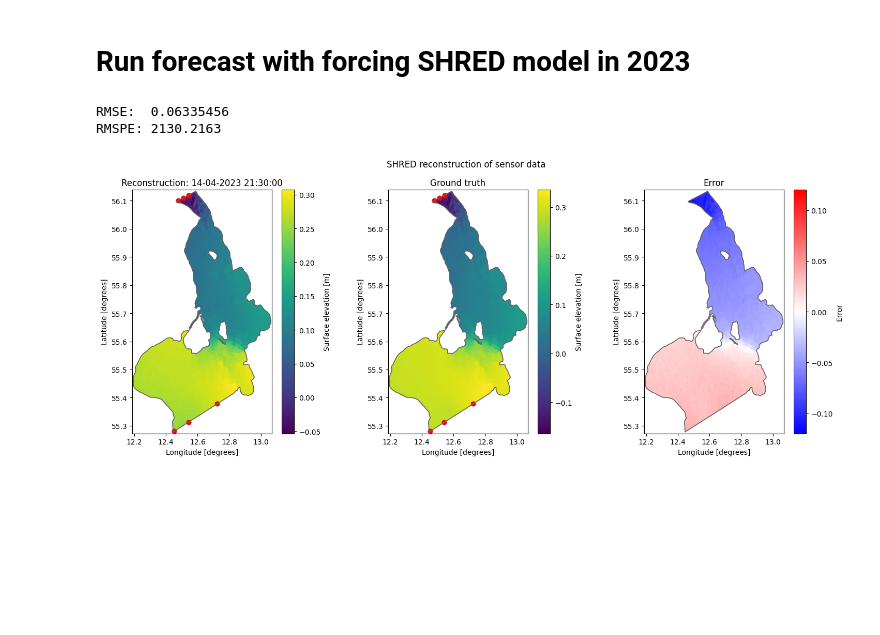
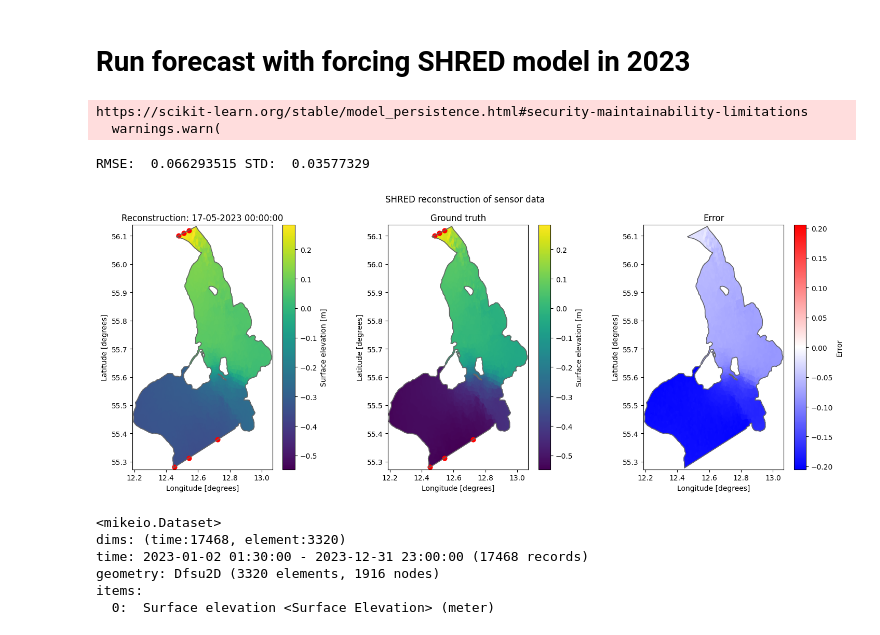
Before and after one commit to FrejaTerpPetersen/pyshred, a Jupyter notebook: Øresund_reconstruction.ipynb, the cells around one changed output. Saved outputs shown, nothing was run; the diff lists cells and outputs as text; code cells hidden in the pictures; blank space fills up the shorter version.

Commit message:
Run plots

```diff
--- a/Øresund_reconstruction.ipynb
+++ b/Øresund_reconstruction.ipynb
@@ -36,7 +36,7 @@ print(f"There are {ds.geometry.x.shape[0]} points in the South boundary")
 There are 13 points in the North boundary
 There are 29 points in the South boundary
 # %%
-ds = mikeio.read("Data/Area.dfsu",time=data_times, items=[0])
+ds = mikeio.read("Data/Area.dfsu",time=data_times)
 # ds.to_dfs("Data/Area_5m.dfsu")
 ds.to_dfs("Data/Area_1y.dfsu")
 load_X = ds[0].to_numpy()
@@ -79,7 +79,7 @@ sensor_locations = np.load('ForecastingResults/sensor_locations.npy')
 def plot_reconstruction(reconstruction,truths,plot_index, sensor_coords, num_sensors=10, title="SHRED reconstruction"):
 
     # Create dataarrays for plotting
-    da_plot_recon = ds[0].sel(time=ds.time[test_indices[plot_index]+ lags - 1]).copy()
+    da_plot_recon = ds[0].sel(time=ds.time[plot_index + lags - 1]).copy()
     da_plot_true = da_plot_recon.copy()
     da_plot_err = da_plot_recon.copy()
     # Fill with values from the reconstruction and the ground truth, as well as errors
@@ -93,7 +93,10 @@ def plot_reconstruction(reconstruction,truths,plot_index, sensor_coords, num_sen
     fig,axs = plt.subplots(1,3,figsize=(15,6))
     fig.suptitle('SHRED reconstruction of sensor data')
 
-    da_plot_true.plot(ax = axs[1],add_colorbar=False)
+    vvmin = min(np.min(da_plot_true.values),np.min(da_plot_recon.values))
+    vvmax = max(np.max(da_plot_true.values),np.max(da_plot_recon.values))
+
+    da_plot_true.plot(ax = axs[1],vmin=vvmin,vmax=vvmax,add_colorbar=False)
     cbar = fig.colorbar(axs[1].collections[0], ax=axs[1],label='Surface elevation [m]')
     axs[1].set_title('Ground truth')
 
@@ -101,7 +104,7 @@ def plot_reconstruction(reconstruction,truths,plot_index, sensor_coords, num_sen
     cbar = fig.colorbar(axs[2].collections[0], ax=axs[2],label='Error')
     axs[2].set_title('Error')
 
-    da_plot_recon.plot(ax = axs[0],add_colorbar=False)
+    da_plot_recon.plot(ax = axs[0],vmin=vvmin,vmax=vvmax,add_colorbar=False)
     cbar = fig.colorbar(axs[0].collections[0], ax=axs[0],label='Surface elevation [m]')
     axs[0].set_title(f'Reconstruction: {da_plot_recon.time[0].strftime("%d-%m-%Y %H:%M:%S")}')
 
@@ -118,10 +121,11 @@ def plot_reconstruction(reconstruction,truths,plot_index, sensor_coords, num_sen
     return rmspe, rmse
 
 def compute_RMSES(reconstruction,truths):
-    rmspe = np.sqrt(np.mean(np.square((truths-reconstruction)/truths)))
+    # rmspe = np.sqrt(np.mean(np.square((truths-reconstruction)/truths)))
     rmse = np.sqrt(np.mean(np.square(truths-reconstruction)))
-    print('RMSE: ', rmse)
-    print('RMSPE:', rmspe)
+    std = np.std(np.sqrt(np.square(truths-reconstruction)))
+    print('RMSE: ', rmse, 'STD: ', std)
+    # print('RMSPE:', rmspe)
 # %%
 elem_cor = ds[0].geometry.element_coordinates
 sensor_coords = elem_cor[sensor_locations]
@@ -169,14 +166,18 @@ import torch
 import pickle
 
 num_sensors = 6
-val_length = 20
+val_length = 500
 lags = 52
 device = 'cuda' if torch.cuda.is_available() else 'cpu'
+
+sensor_locations = np.load("ReconstructingResults/oresund_forcing/sensor_locations_forcing_sensor6lag52_1y.npy")
+sensor_coord = np.concatenate((ds[0].geometry.node_coordinates[ds[0].geometry.codes==2,:],
+                               ds[0].geometry.node_coordinates[(ds[0].geometry.codes==3)][1:-1]), axis=0)[sensor_locations]
 
 # Initialize model with trained parameters
 shred = models.SHRED(num_sensors, m, hidden_size=64, hidden_layers=2, l1=350, l2=400, dropout=0.0)
 # Load weights of trained model
-shred.load_weights("models/oresund_forcing/shred_reconstruction_forcing_sensor6lag52.pt",device=device)
+shred.load_weights("models/oresund_forcing/shred_reconstruction_forcing_sensor6lag52_1y.pt",device=device)
 # %%
 # Setup data
 times = slice("2023-01-01", "2023-12-31")
@@ -189,9 +190,9 @@ dss = mikeio.read("Data/oresund/BC_SFC_South_2D_2014-2024.dfs1",time=times, item
 load_y = np.concatenate((dsn.to_numpy().squeeze(), dss.to_numpy().squeeze()[:,1:-1]), axis=1)
 
 
-sc = pickle.load(open("ReconstructingResults/oresund_forcing/scaler_forcing_sensor6lag52.sav",'rb'))
+sc = pickle.load(open("ReconstructingResults/oresund_forcing/scaler_forcing_sensor6lag52_1y.sav",'rb'))
 
-sc_y = pickle.load(open("ReconstructingResults/oresund_forcing/scaler_y_forcing_sensor6lag52.sav",'rb'))
+sc_y = pickle.load(open("ReconstructingResults/oresund_forcing/scaler_y_forcing_sensor6lag52_1y.sav",'rb'))
 sc_y = sc_y.fit(load_y)
 transformed_y = sc_y.transform(load_y)
 
@@ -205,6 +206,9 @@ for i in range(len(all_data_in)):
 
 
 truths = load_X[lags - 1 :]
+# %% [output]
+https://scikit-learn.org/stable/model_persistence.html#security-maintainability-limitations
+  warnings.warn(
 # %%
 # Perform forecast with SHRED:
 # Corresponds to a reconstruction from the forcing data to the full domain
@@ -212,16 +216,24 @@ reconstruction = sc.inverse_transform(shred(torch.tensor(all_data_in, dtype=torc
 # %%
 plt.rcParams['font.size'] = 10
 # %%
-plot_index = 20
+plot_index = 6477
 rmspe, rmse = plot_reconstruction(reconstruction,truths,plot_index, sensor_coord, num_sensors=6)
 compute_RMSES(reconstruction,truths)
 # %% [output]
-RMSE:  0.06335456
-RMSPE: 2130.2163
+RMSE:  0.066293515 STD:  0.03577329
-[figure, old version]
+[figure, new version]
 # %%
 from plotting import plot_RMSE_spatial,plot_abs_err_quantiles,plot_scatter
 
 ds_true = ds.sel(time=ds.time[np.arange(lags-1, n)])
 ds_pred = ds_true.copy()
 ds_pred[0].values = reconstruction
+
+ds_true
+# %% [output]
+<mikeio.Dataset>
+dims: (time:17468, element:3320)
+time: 2023-01-02 01:30:00 - 2023-12-31 23:00:00 (17468 records)
+geometry: Dfsu2D (3320 elements, 1916 nodes)
+items:
+  0:  Surface elevation <Surface Elevation> (meter)
```
Also changed, not shown: parts of 13 cells of this notebook, 1 other file.
